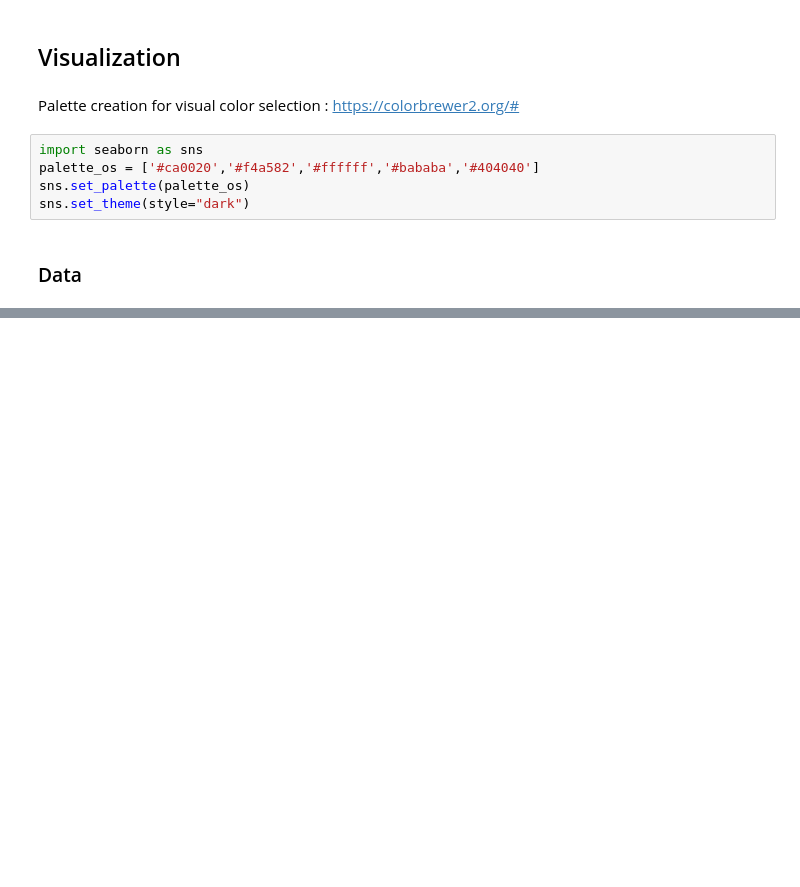
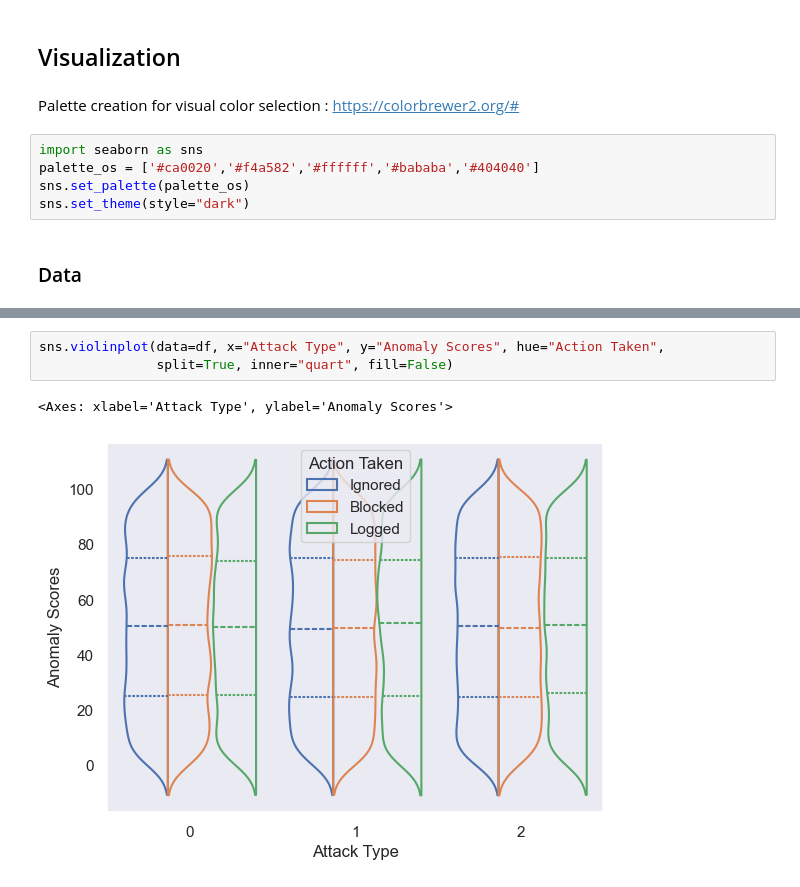
Before and after one commit to victor-coppin/ML_CyberAttack, a Jupyter notebook: CyberAttack_predictor.ipynb, the cells around one changed output, grey strips where cells are left out. Saved outputs shown, nothing was run; the diff lists cells and outputs as text; blank space fills up the shorter version.

```diff
--- a/CyberAttack_predictor.ipynb
+++ b/CyberAttack_predictor.ipynb
@@ -601,0 +608,6 @@ sns.violinplot(data=df, x="Attack Type", y="Anomaly Scores", hue="Action Taken",
+# %%
+sns.violinplot(data=df, x="Attack Type", y="Anomaly Scores", hue="Action Taken",
+               split=True, inner="quart", fill=False)
+# %% [output]
+<Axes: xlabel='Attack Type', ylabel='Anomaly Scores'>
+[figure, added]
```
Also changed, not shown: parts of 19 cells of this notebook.
